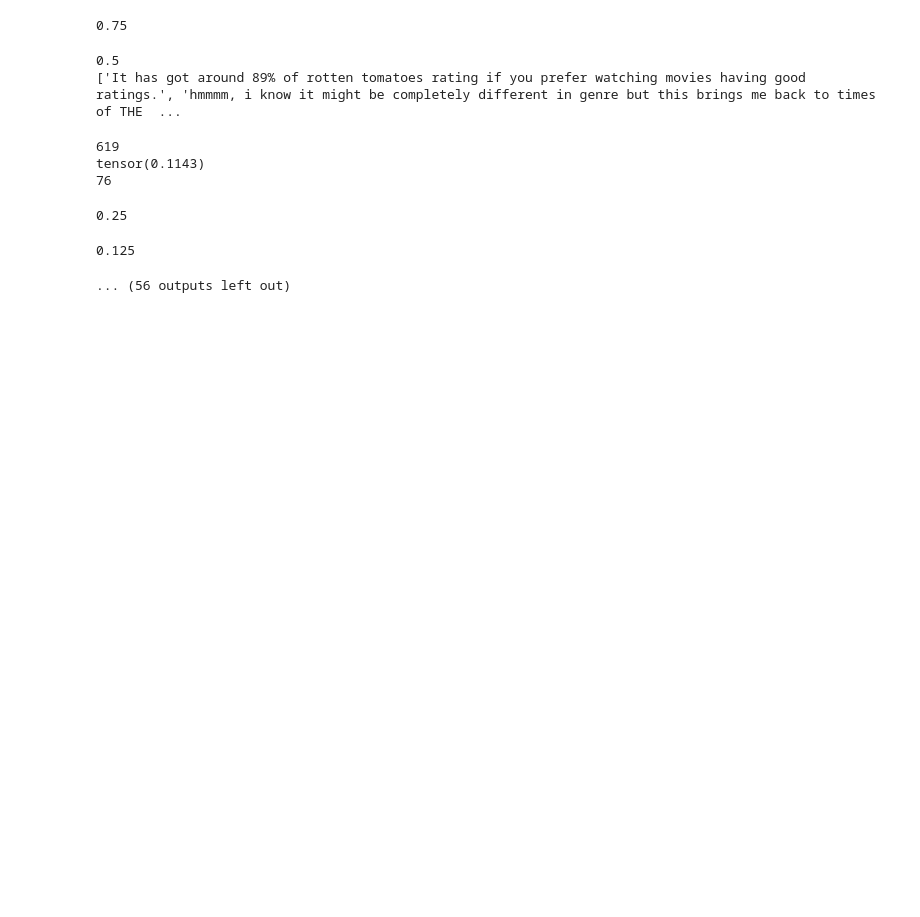
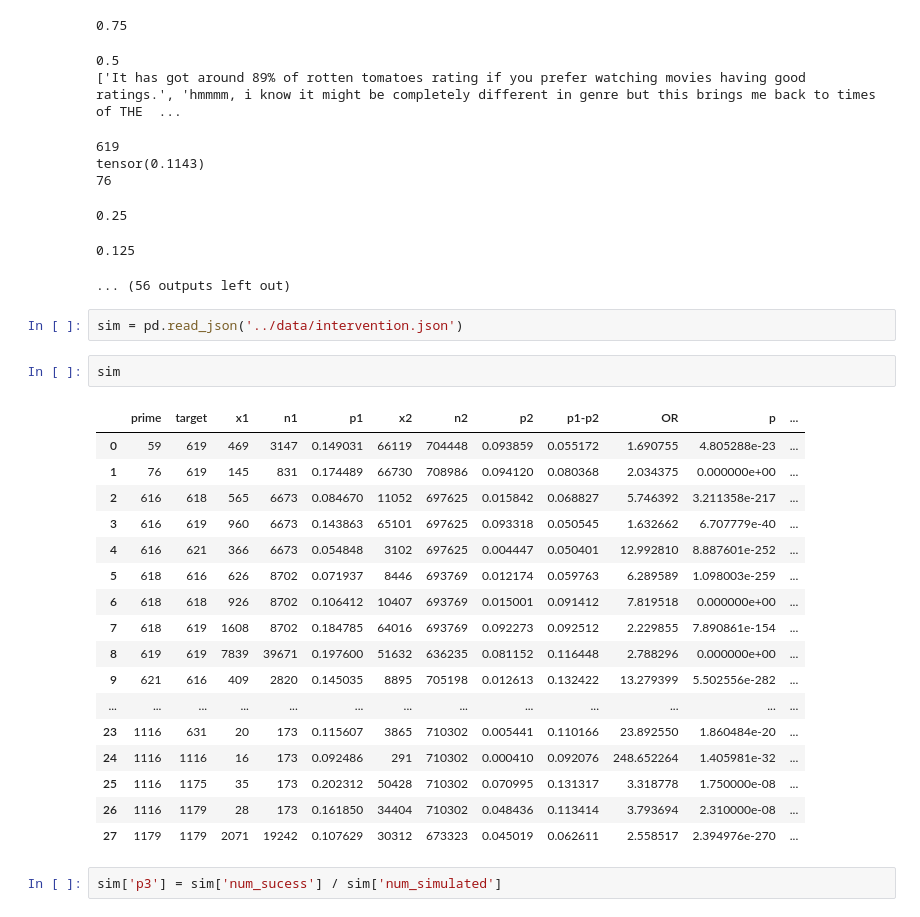
Before and after one commit to shivster2000/grammarctg, a Jupyter notebook: experiments/020_priming.ipynb, the cells around one changed output. Cells and saved outputs as stored; diff of their text form; blank space fills up the shorter version.

```diff
--- a/experiments/020_priming.ipynb
+++ b/experiments/020_priming.ipynb
@@ -366,3 +366,27 @@ tensor(0.1143)
 0.25
 0.125
 ... (56 outputs left out)
+# %%
+sim = pd.read_json('../data/intervention.json')
+# %%
+sim
+# %% [output]
+|  | prime | target | x1 | n1 | p1 | x2 | n2 | p2 | p1-p2 | OR | p | ... |
+| 0 | 59 | 619 | 469 | 3147 | 0.149031 | 66119 | 704448 | 0.093859 | 0.055172 | 1.690755 | 4.805288e-23 | ... |
+| 1 | 76 | 619 | 145 | 831 | 0.174489 | 66730 | 708986 | 0.094120 | 0.080368 | 2.034375 | 0.000000e+00 | ... |
+| 2 | 616 | 618 | 565 | 6673 | 0.084670 | 11052 | 697625 | 0.015842 | 0.068827 | 5.746392 | 3.211358e-217 | ... |
+| 3 | 616 | 619 | 960 | 6673 | 0.143863 | 65101 | 697625 | 0.093318 | 0.050545 | 1.632662 | 6.707779e-40 | ... |
+| 4 | 616 | 621 | 366 | 6673 | 0.054848 | 3102 | 697625 | 0.004447 | 0.050401 | 12.992810 | 8.887601e-252 | ... |
+| 5 | 618 | 616 | 626 | 8702 | 0.071937 | 8446 | 693769 | 0.012174 | 0.059763 | 6.289589 | 1.098003e-259 | ... |
+| 6 | 618 | 618 | 926 | 8702 | 0.106412 | 10407 | 693769 | 0.015001 | 0.091412 | 7.819518 | 0.000000e+00 | ... |
+| 7 | 618 | 619 | 1608 | 8702 | 0.184785 | 64016 | 693769 | 0.092273 | 0.092512 | 2.229855 | 7.890861e-154 | ... |
+| 8 | 619 | 619 | 7839 | 39671 | 0.197600 | 51632 | 636235 | 0.081152 | 0.116448 | 2.788296 | 0.000000e+00 | ... |
+| 9 | 621 | 616 | 409 | 2820 | 0.145035 | 8895 | 705198 | 0.012613 | 0.132422 | 13.279399 | 5.502556e-282 | ... |
+| ... | ... | ... | ... | ... | ... | ... | ... | ... | ... | ... | ... | ... |
+| 23 | 1116 | 631 | 20 | 173 | 0.115607 | 3865 | 710302 | 0.005441 | 0.110166 | 23.892550 | 1.860484e-20 | ... |
+| 24 | 1116 | 1116 | 16 | 173 | 0.092486 | 291 | 710302 | 0.000410 | 0.092076 | 248.652264 | 1.405981e-32 | ... |
+| 25 | 1116 | 1175 | 35 | 173 | 0.202312 | 50428 | 710302 | 0.070995 | 0.131317 | 3.318778 | 1.750000e-08 | ... |
+| 26 | 1116 | 1179 | 28 | 173 | 0.161850 | 34404 | 710302 | 0.048436 | 0.113414 | 3.793694 | 2.310000e-08 | ... |
+| 27 | 1179 | 1179 | 2071 | 19242 | 0.107629 | 30312 | 673323 | 0.045019 | 0.062611 | 2.558517 | 2.394976e-270 | ... |
+# %%
+sim['p3'] = sim['num_sucess'] / sim['num_simulated']
```
Also changed, not shown: parts of 15 cells of this notebook, 1 other file.
